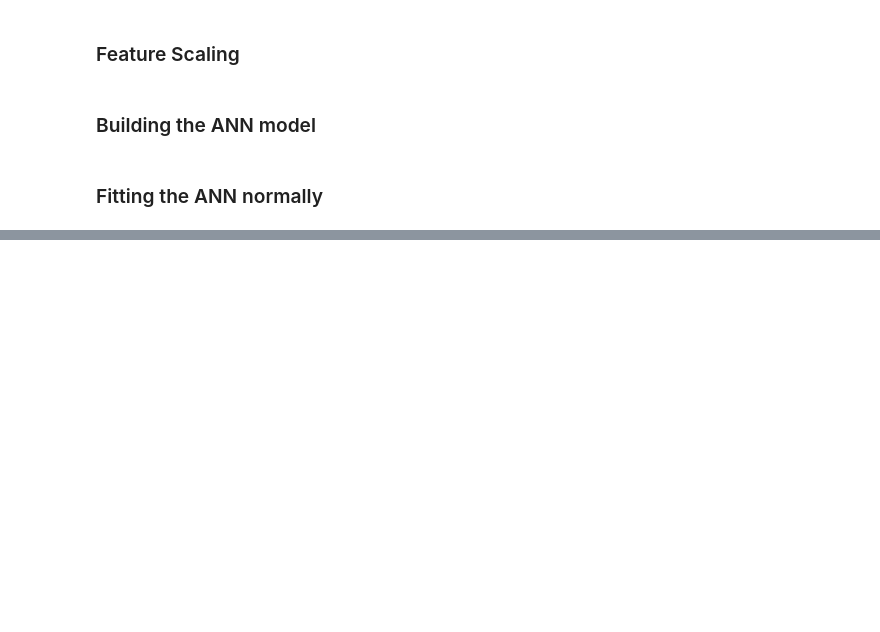
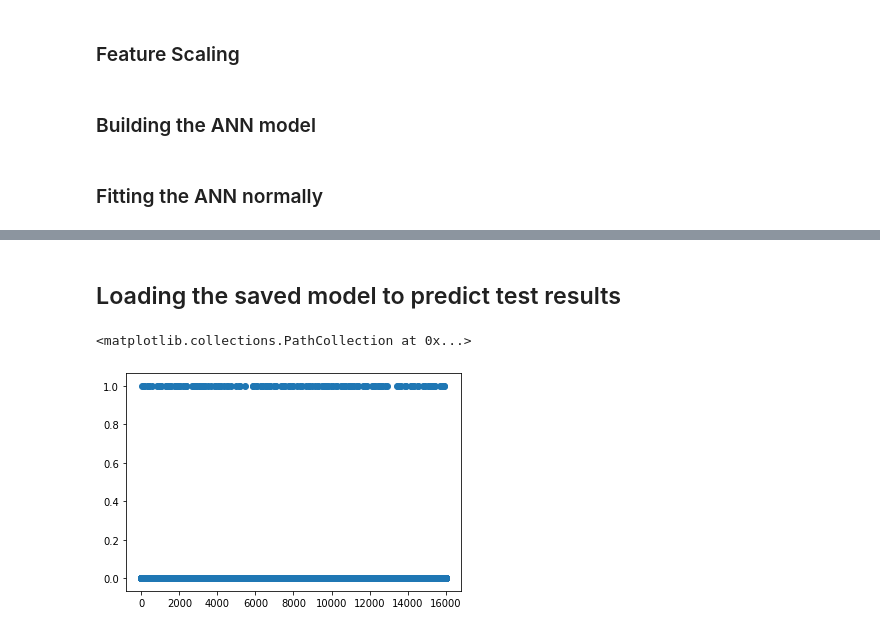
Before and after one commit to DeepBhat/ConocoPhillipsDatathon, a Jupyter notebook: ConocoPhilips.ipynb, the cells around one changed output, grey strips where cells are left out. Saved outputs shown, nothing was run; the diff lists cells and outputs as text; code cells hidden in the pictures; blank space fills up the shorter version.

```diff
--- a/ConocoPhilips.ipynb
+++ b/ConocoPhilips.ipynb
@@ -70,0 +135,24 @@ new_pred = classifier.predict(sc.transform([[new_data]]))
+# %% [markdown]
+## Loading the saved model to predict test results
+# %%
+test_set = pd.read_csv("equip_failures_test_set.csv")
+
+for key in test_set:
+    if "sensor" in key:
+        test_set[key + "_na"] = [1 if test_set[key][i] == "na" else 0 for i in range(len(test_set[key]))]
+# %%
+new_X = test_set.iloc[:, 1:].values
+new_X = np.where(new_X == "na", 0, new_X)
+sc=load('std_scaler.bin')
+new_X = sc.fit_transform(new_X)
+# %%
+from keras.models import model_from_json
+json_file = open("classifier.json", "r")
+loaded_json = json_file.read()
+json_file.close()
+classifier = model_from_json(loaded_json)
+classifier.load_weights("weights.h5")
+# %%
+new_predictions = classifier.predict(new_X)
+new_predictions = new_predictions > 0.5
+np.savetxt("test_results.txt", new_predictions, fmt = "%d")
@@ -70,0 +165,7 @@ new_pred = classifier.predict(sc.transform([[new_data]]))
+# %%
+import matplotlib.pyplot as plt
+indices = [i for i in range(1,16002)]
+plt.scatter(indices, new_predictions)
+# %% [output]
+<matplotlib.collections.PathCollection at 0x...>
+[figure, added]
```
Also changed, not shown: parts of 28 cells of this notebook.
